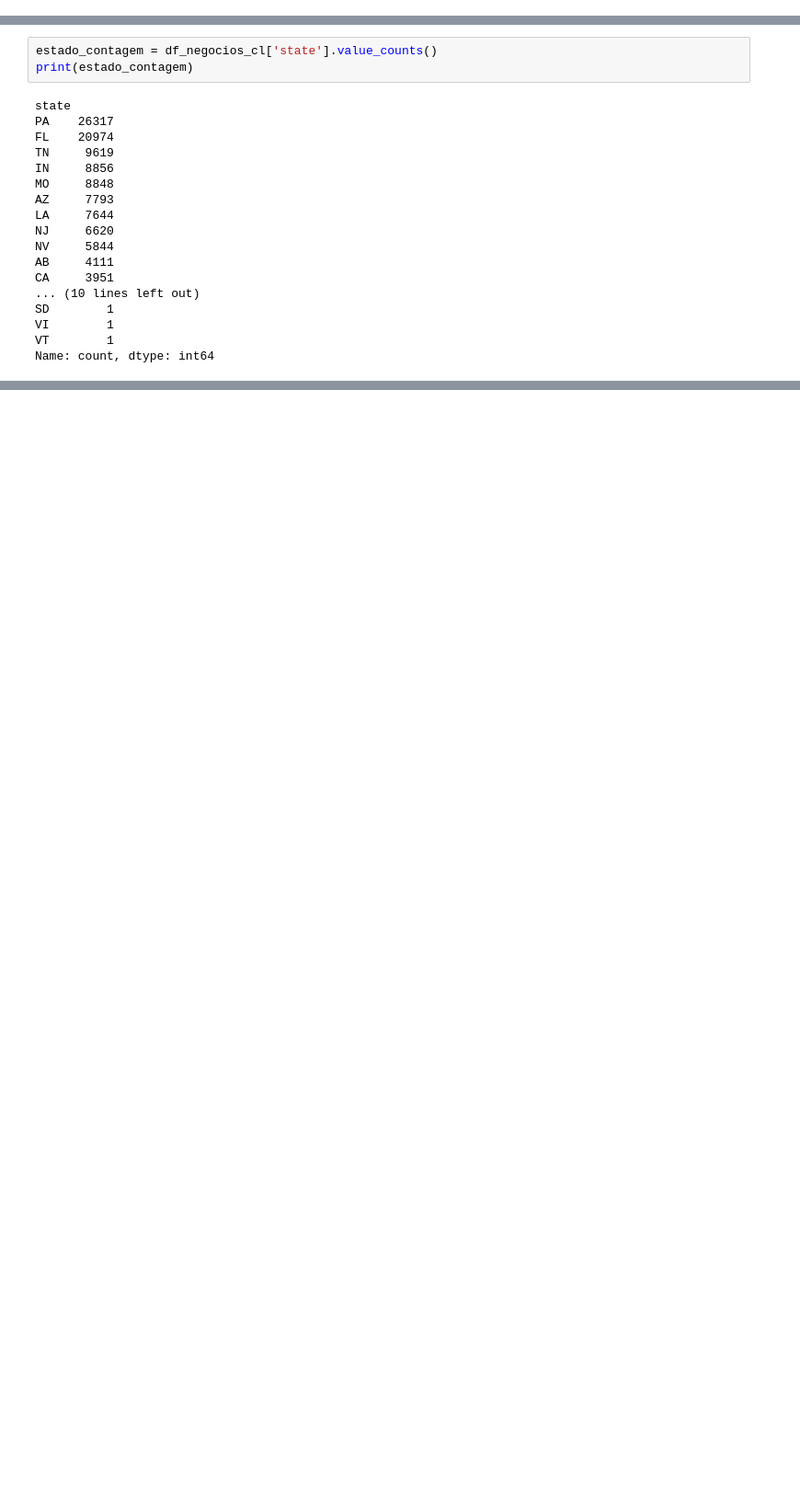
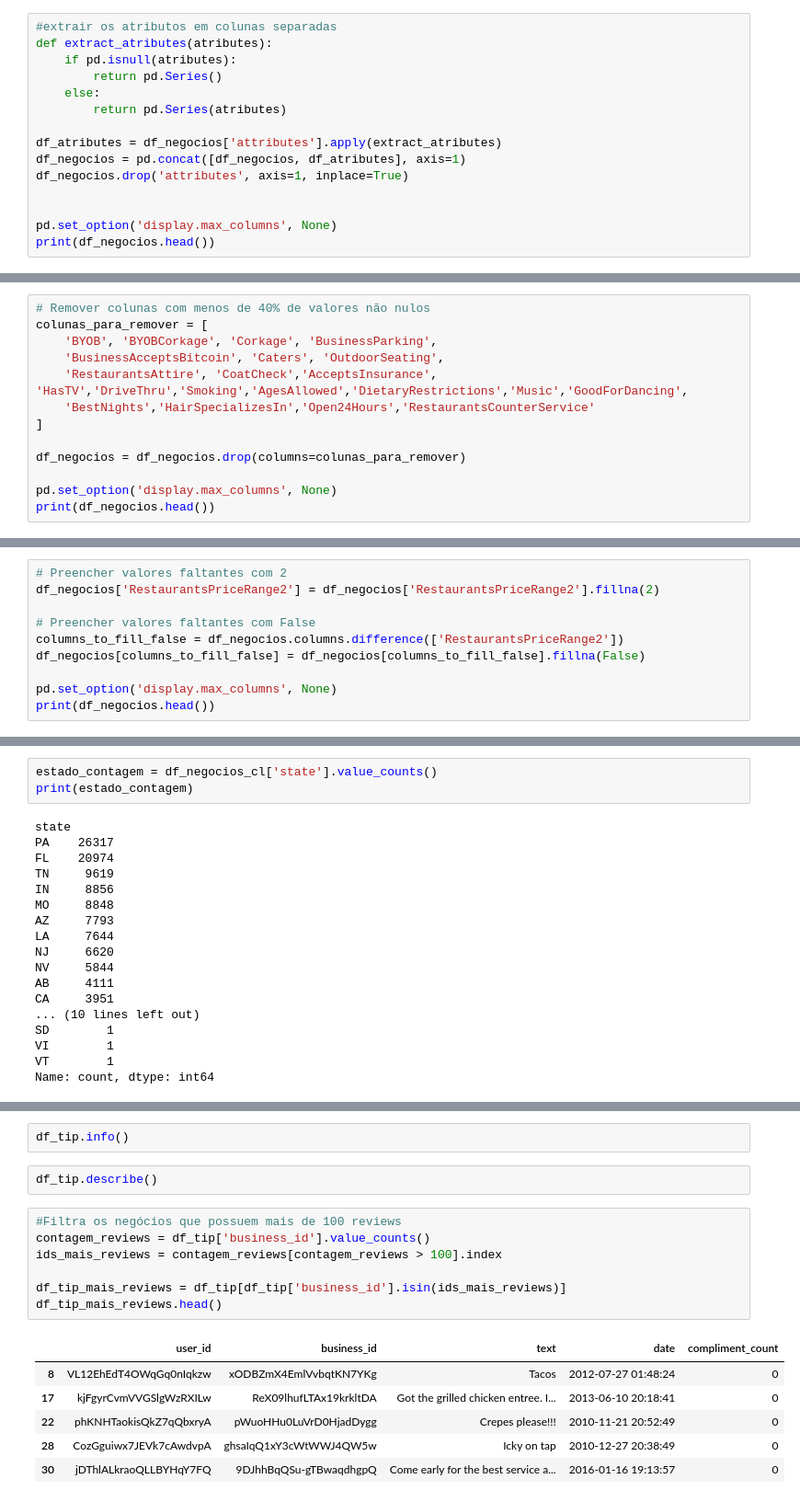
Before and after one commit to ste-coding/pisi3-grupo05, a Jupyter notebook: eda.ipynb, the cells around one changed output, grey strips where cells are left out. Shown at 92% size. Cells and saved outputs as stored; diff of their text form; blank space fills up the shorter version.

Commit message:
fix: corrige os NaN nas colunas 'hours' e 'attributes'

```diff
--- a/eda.ipynb
+++ b/eda.ipynb
@@ -45,0 +71,15 @@ KeyError: 'hours'
+# %%
+#extrair os atributos em colunas separadas
+def extract_atributes(atributes):
+    if pd.isnull(atributes):
+        return pd.Series()
+    else:
+        return pd.Series(atributes)
+
+df_atributes = df_negocios['attributes'].apply(extract_atributes)
+df_negocios = pd.concat([df_negocios, df_atributes], axis=1)
+df_negocios.drop('attributes', axis=1, inplace=True)
+
+
+pd.set_option('display.max_columns', None)
+print(df_negocios.head())
@@ -63,0 +143,13 @@ print(df_negocios[str_cols].head())
+# %%
+# Remover colunas com menos de 40% de valores não nulos
+colunas_para_remover = [
+    'BYOB', 'BYOBCorkage', 'Corkage', 'BusinessParking',
+    'BusinessAcceptsBitcoin', 'Caters', 'OutdoorSeating',
+    'RestaurantsAttire', 'CoatCheck','AcceptsInsurance', 'HasTV','DriveThru','Smoking','AgesAllowed','DietaryRestrictions','Music','GoodForDancing',
+    'BestNights','HairSpecializesIn','Open24Hours','RestaurantsCounterService'
+]
+
+df_negocios = df_negocios.drop(columns=colunas_para_remover)
+
+pd.set_option('display.max_columns', None)
+print(df_negocios.head())
@@ -63,0 +174,10 @@ print(df_negocios[str_cols].head())
+# %%
+# Preencher valores faltantes com 2
+df_negocios['RestaurantsPriceRange2'] = df_negocios['RestaurantsPriceRange2'].fillna(2)
+
+# Preencher valores faltantes com False
+columns_to_fill_false = df_negocios.columns.difference(['RestaurantsPriceRange2'])
+df_negocios[columns_to_fill_false] = df_negocios[columns_to_fill_false].fillna(False)
+
+pd.set_option('display.max_columns', None)
+print(df_negocios.head())
@@ -130,0 +315,18 @@ Name: count, dtype: int64
+# %%
+df_tip.info()
+# %%
+df_tip.describe()
+# %%
+#Filtra os negócios que possuem mais de 100 reviews
+contagem_reviews = df_tip['business_id'].value_counts()
+ids_mais_reviews = contagem_reviews[contagem_reviews > 100].index
+
+df_tip_mais_reviews = df_tip[df_tip['business_id'].isin(ids_mais_reviews)]
+df_tip_mais_reviews.head()
+# %% [output]
+|  | user_id | business_id | text | date | compliment_count |
+| 8 | VL12EhEdT4OWqGq0nIqkzw | xODBZmX4EmlVvbqtKN7YKg | Tacos | 2012-07-27 01:48:24 | 0 |
+| 17 | kjFgyrCvmVVGSlgWzRXILw | ReX09lhufLTAx19krkltDA | Got the grilled chicken entree. I... | 2013-06-10 20:18:41 | 0 |
+| 22 | phKNHTaokisQkZ7qQbxryA | pWuoHHu0LuVrD0HjadDygg | Crepes please!!! | 2010-11-21 20:52:49 | 0 |
+| 28 | CozGguiwx7JEVk7cAwdvpA | ghsaIqQ1xY3cWtWWJ4QW5w | Icky on tap | 2010-12-27 20:38:49 | 0 |
+| 30 | jDThlALkraoQLLBYHqY7FQ | 9DJhhBqQSu-gTBwaqdhgpQ | Come early for the best service a... | 2016-01-16 19:13:57 | 0 |
```
Also changed, not shown: parts of 23 cells of this notebook.
